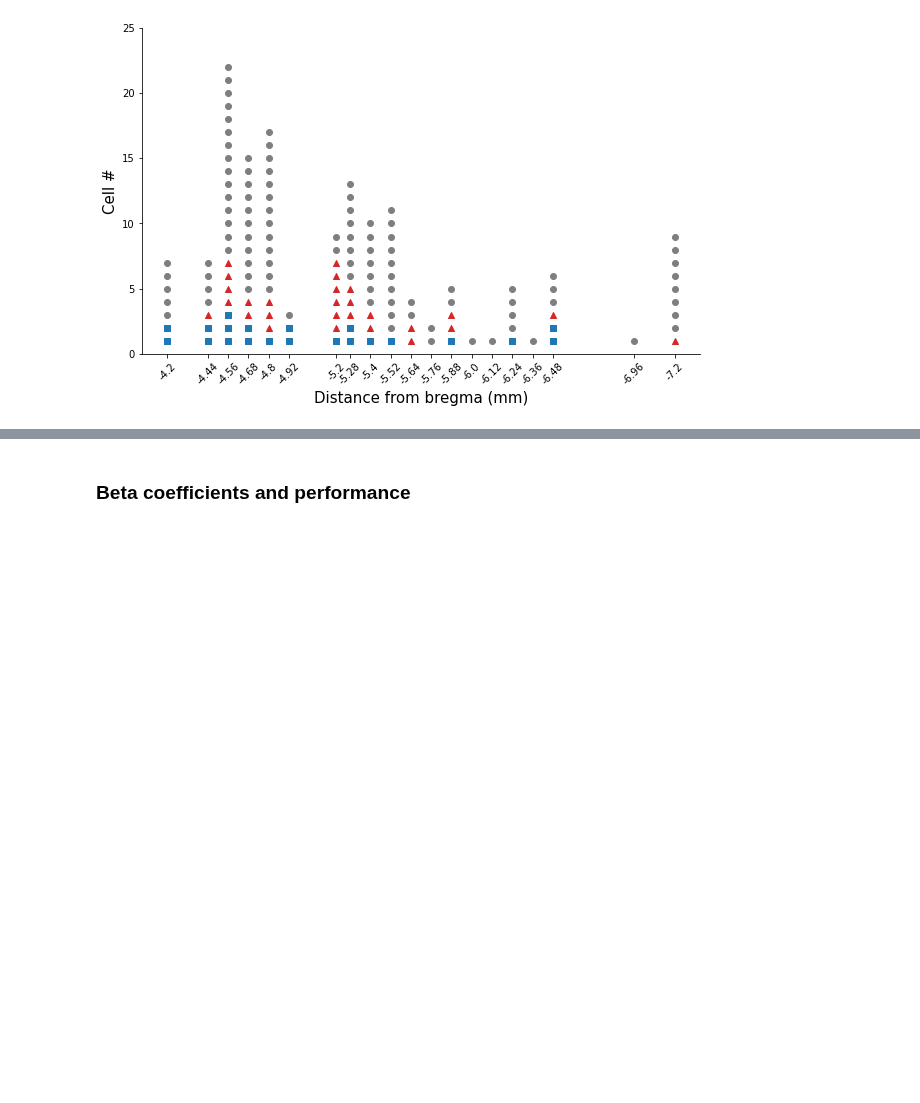
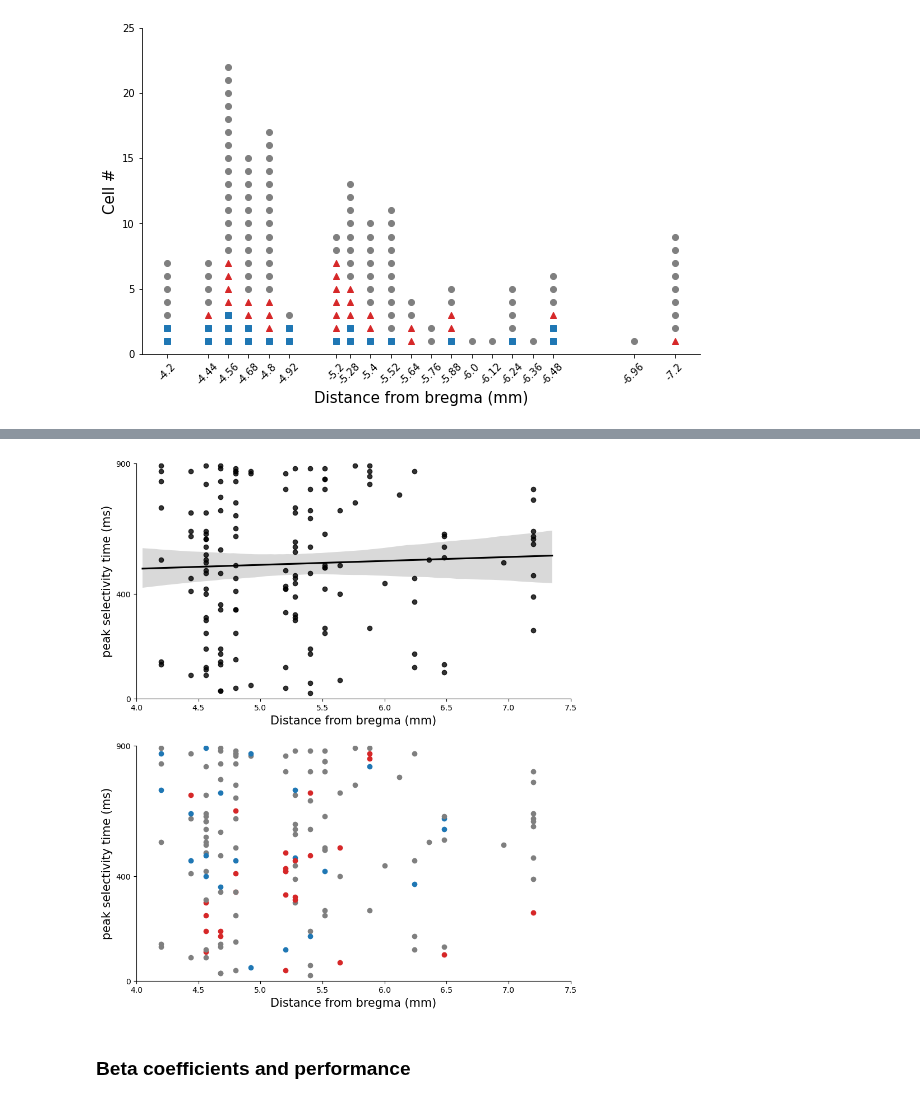
Before and after one commit to heung10/multimodal-object-recognition, a Jupyter notebook: neural/5. Modality-specific object selectivity.ipynb, the cells around one changed output, grey strips where cells are left out. Saved outputs shown, nothing was run; the diff lists cells and outputs as text; code cells hidden in the pictures; blank space fills up the shorter version.

```diff
--- a/neural/5. Modality-specific object selectivity.ipynb
+++ b/neural/5. Modality-specific object selectivity.ipynb
@@ -403,3 +435,36 @@ ax.set_xlabel('Distance from bregma (mm)',fontsize=15);
+# %%
+df.loc[df.BG==7.24,'BG'] = 7.2
+
+cat = ['visual','auditory','unbiased']
+marker = ['s', '^', 'o']
+
+fig,ax = plt.subplots(2,1,figsize=(10,12))
+
+sns.regplot(x='BG', y='peak_selectivity_time', data=df, ax=ax[0], truncate=False, color='black')
+ax[0].set_yticks([0, 400, 900]);
+ax[0].set_ylim([0, 900])
+ax[0].set_ylabel('peak selectivity time (ms)',fontsize=15)
+ax[0].set_xticks(np.arange(4,8,0.5))
+ax[0].set_xlim([4,7.5])
+#ax[0].tick_params(axis='x',labelrotation=45)
+ax[0].set_xlabel('Distance from bregma (mm)',fontsize=15);
+
+for i in range(len(df)):
+    category = df.loc[i, 'Category']
+    color_index = cat.index(category)
+    ax[1].scatter(x=df.loc[i, 'BG'], y=df.loc[i, 'peak_selectivity_time'], color=color[color_index])
+ax[1].set_yticks([0, 400, 900]);
+ax[1].set_ylim([0, 900])
+ax[1].set_ylabel('peak selectivity time (ms)',fontsize=15)
+ax[1].set_xticks(np.arange(4,8,0.5))
+ax[1].set_xlim([4,7.5])
+#ax[1].tick_params(axis='x',labelrotation=45)
+ax[1].set_xlabel('Distance from bregma (mm)',fontsize=15);
+
+#plt.savefig(fig_path / 'anatomy_category_scatter.png', dpi=300,facecolor='white')
+#plt.savefig(fig_path / 'svg' / 'anatomy_category_scatter.svg')
+# %% [output]
+[figure, added]
 # %% [markdown]
 ### Beta coefficients and performance
 # %%
```
Also changed, not shown: parts of 4 cells of this notebook, 6 other files.
